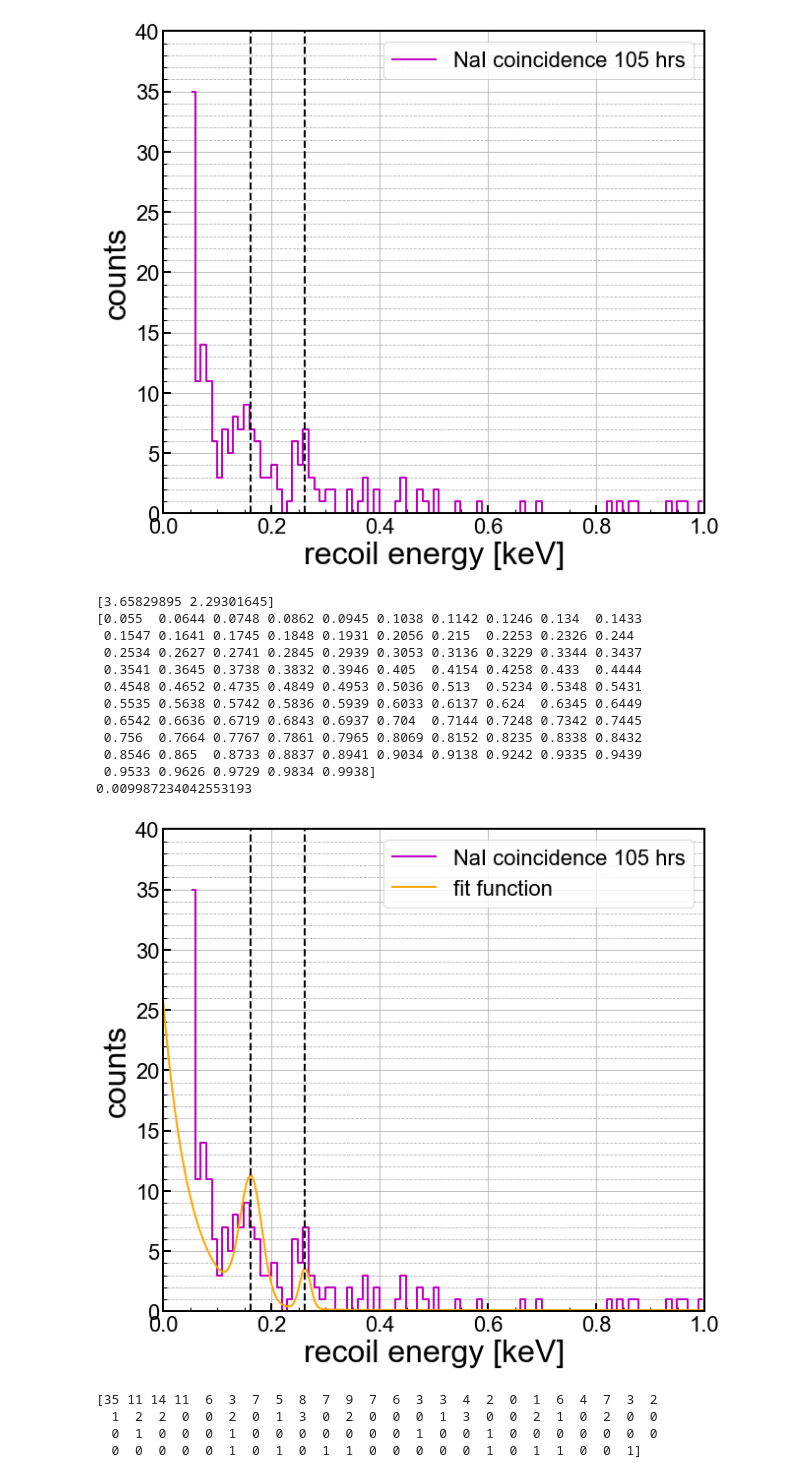
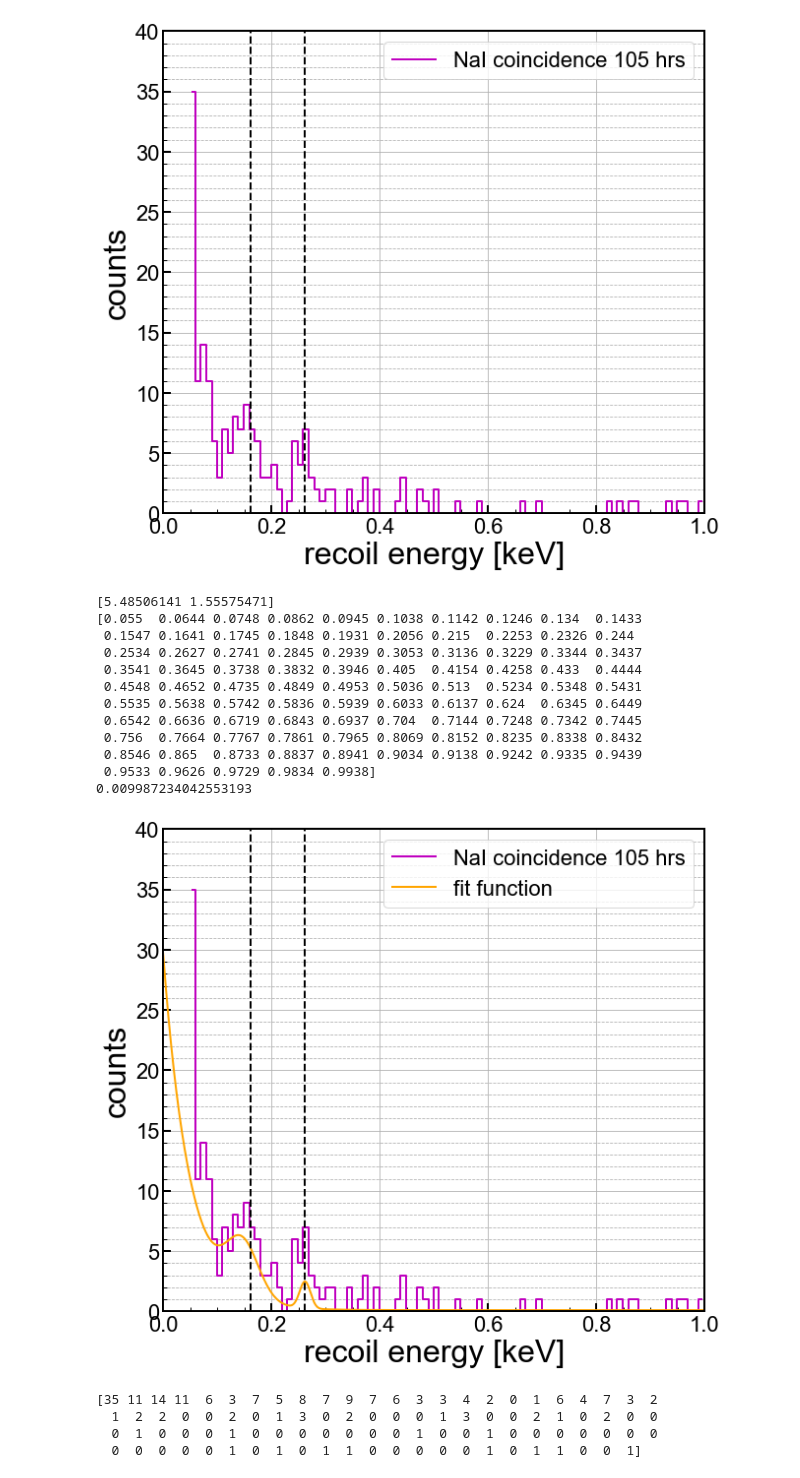
Before and after one commit to villano-lab/R76Analysis, a Jupyter notebook: coin_analysis/basic_coin_105hr.ipynb, the cells around one changed output. Drawn from its saved outputs; the diff is of its cells as text; code cells hidden in the pictures.

```diff
--- a/coin_analysis/basic_coin_105hr.ipynb
+++ b/coin_analysis/basic_coin_105hr.ipynb
@@ -181,7 +181,7 @@ plt.show()
 [figure]
 # %%
 
-param = [0.122,0.02,0.13,0.01,0.65,0.3,0.05]
+param = [0.11,0.03,0.13,0.01,0.75,0.2,0.05]
 def prob_func(E,theta):
 
   y1,w1,y2,w2,fexp,fg,Escale = theta
@@ -245,7 +245,7 @@ print(np.sum(coinN)*prob_func(a,param))
 print(coinE)
 print(np.mean(np.diff(coinE)))
 # %% [output]
-[3.65829895 2.29301645]
+[5.48506141 1.55575471]
 [0.055  0.0644 0.0748 0.0862 0.0945 0.1038 0.1142 0.1246 0.134  0.1433
  0.1547 0.1641 0.1745 0.1848 0.1931 0.2056 0.215  0.2253 0.2326 0.244
  0.2534 0.2627 0.2741 0.2845 0.2939 0.3053 0.3136 0.3229 0.3344 0.3437
@@ -266,38 +266,38 @@ evecplot = np.linspace(0.0,1,num=1000)
 
 ax1.step(coinE,coinN, where='mid',color='m', linestyle='-', \
             label='NaI coincidence {} hrs'.format(105), linewidth=2)
-ax1.plot (evecplot, np.sum(coinN)*prob_func(evec,param), color='orange',linestyle='-', label='fit function')
+ax1.plot (evecplot, np.sum(coinN)*prob_func(evecplot,param), color='orange',linestyle='-', label='fit function')
 
 #ax1.plot(Eplot, 100*er_res(Eplot),color='b',label="$\sigma$ (n,p) (%)")
 
 
 ymin = 0
 ymax = 40
 
 
 ax1.set_yscale('linear')
 #ax1.set_yscale('log')
 ax1.set_xlim(0.0, 1)
 ax1.set_ylim(ymin,ymax)
 ax1.set_xlabel(r'recoil energy [keV]')
 ax1.set_ylabel('counts')
 ax1.grid(True)
 ax1.yaxis.grid(True,which='minor',linestyle='--')
 ax1.legend(loc=1,prop={'size':22})
 #ax1.legend(bbox_to_anchor=(1.04,1),borderaxespad=0,prop={'size':22})
 
 plt.axvline(x=E29Si*0.122,color='k',linestyle="--")
 plt.axvline(x=E30Si*0.13,color='k',linestyle="--")
 
 for axis in ['top','bottom','left','right']:
   ax1.spines[axis].set_linewidth(2)
 
 plt.tight_layout()
 #plt.savefig('paper_figures/hist.eps')
 #plt.savefig('paper_figures/hist.pdf')
 plt.show()
 # %% [output]
-[figure, old version]
+[figure, new version]
 # %%
 #set up some fitting
 import emcee
```
Also changed, not shown: parts of 3 cells of this notebook.
